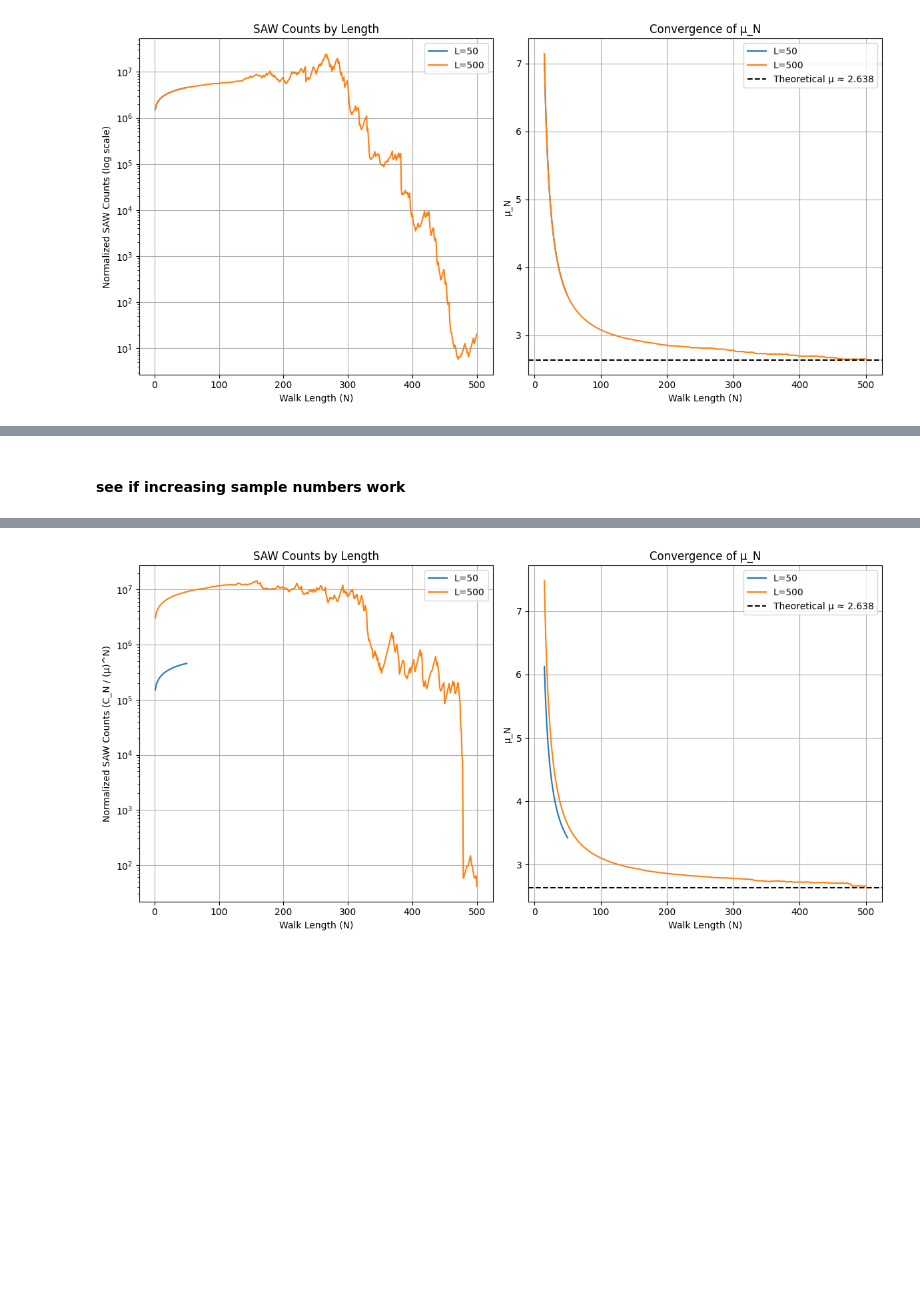
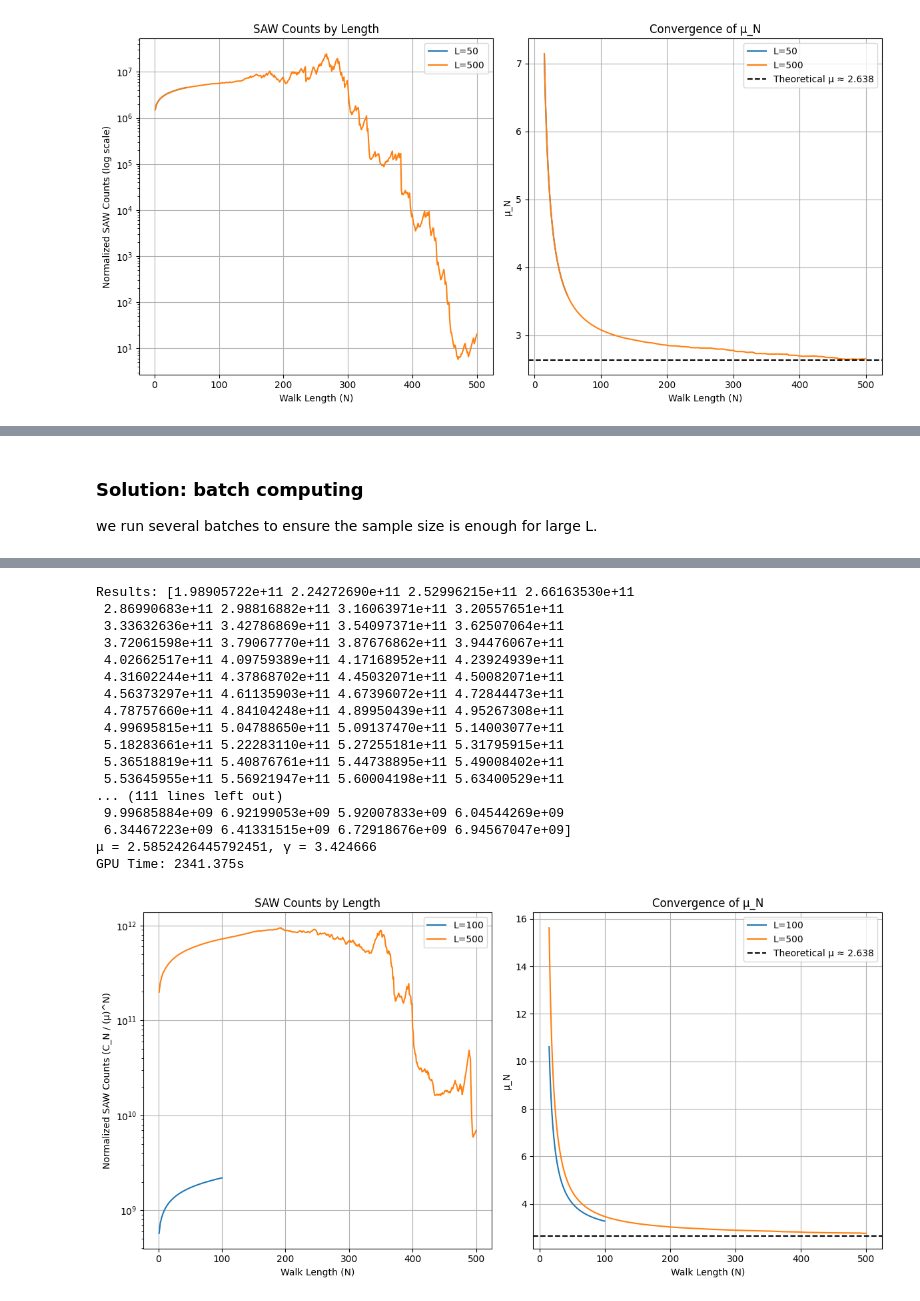
Before and after one commit to vincent-wat04/SAW_connective_constant_estimation, a Jupyter notebook: rosenbluth_to_PERM/Rosenbluth_to_perm_GPU.ipynb, the cells around one changed output, grey strips where cells are left out. Cells and saved outputs as stored; diff of their text form; code cells hidden in the pictures; blank space fills up the shorter version.

```diff
--- a/rosenbluth_to_PERM/Rosenbluth_to_perm_GPU.ipynb
+++ b/rosenbluth_to_PERM/Rosenbluth_to_perm_GPU.ipynb
@@ -1071,12 +1100,14 @@ GPU Time: 2.347s
 When L is large, the chance of successfully sampling a SAW is very low, so it's necessary to increase the n_sample. That's why the graph of Normalised SAW counts suddenly drops when L is around 250 and increasing oscillation is observed.
-# %% [markdown]
-#### see if increasing sample numbers work
+# %% [markdown]
+### Solution: batch computing
+we run several batches to ensure the sample size is enough for large L.
 # %%
 import numpy as np
 from numba import cuda, int32, float64
 from scipy.optimize import curve_fit
 import matplotlib.pyplot as plt
 import time
+from tqdm import tqdm
 
 # ================== Configuration Parameters ==================
 USE_LOCAL_MEM = True
@@ -1165,30 +1196,38 @@ def perm_gpu_kernel(max_length, max_walks, results, random_states, global_walks)
 
 # ================== Main Control Class ==================
 class AdaptivePERM:
-    def __init__(self, max_length=50, num_walks=10000):
-        """Initialize PERM simulator."""
+    def __init__(self, max_length=50, batch_size=100000):
+        """Initialize PERM simulator with batch processing."""
         self.max_length = max_length
-        self.num_walks = num_walks
+        self.batch_size = batch_size
+        # num_batches dynamically changes with max_length to ensure sufficient sampling
+        self.num_batches = max_length
         self.results = np.zeros(max_length + 1, dtype=np.float64)
-        self.global_walks = cuda.device_array((num_walks, max_length, 2), dtype=np.int32)
 
     def run(self):
-        """Run GPU simulation."""
+        """Run GPU simulation in batches."""
         threads = 256
-        blocks = (self.num_walks + threads - 1) // threads
-        random_states = np.random.randint(1, 2**31, size=self.num_walks, dtype=np.uint32)
-        d_results = cuda.to_device(self.results)
-        d_random_states = cuda.to_device(random_states)
+        blocks = (self.batch_size + threads - 1) // threads
 
-        perm_gpu_kernel[blocks, threads](
-            self.max_length,
-            self.num_walks,
-            d_results,
-            d_random_states,
-            self.global_walks
-        )
+        for batch in tqdm(range(self.num_batches), desc=f"Processing L={self.max_length}"):
+            global_walks = cuda.device_array((self.batch_size, self.max_length, 2), dtype=np.int32)
+            random_states = np.random.randint(1, 2**31, size=self.batch_size, dtype=np.uint32)
+            d_random_states = cuda.to_device(random_states)
+            d_results = cuda.device_array(self.max_length + 1, dtype=np.float64)
 
-        self.results = d_results.copy_to_host()
+            perm_gpu_kernel[blocks, threads](
+                self.max_length,
+                self.batch_size,
+                d_results,
+                d_random_states,
+                global_walks
+            )
+
+            batch_results = d_results.copy_to_host()
+            self.results += batch_results
+
+            del global_walks, d_random_states, d_results
+
         print(f"Results: {self.results[1:self.max_length + 1]}")
         return self.results[1:self.max_length + 1]
 
@@ -1221,8 +1260,8 @@ class AdaptivePERM:
 # ================== Test Cases ==================
 if __name__ == "__main__":
     test_cases = [
-        {"max_length": 50, "num_walks": 100000, "label": "L=50"},
-        {"max_length": 500, "num_walks": 2000000, "label": "L=500"},
+        {"max_length": 100, "batch_size": 1000000, "label": "L=100"},
+        {"max_length": 500, "batch_size": 2000000, "label": "L=500"}
     ]
 
     results_all = []
@@ -1230,12 +1269,12 @@ if __name__ == "__main__":
 
     for case in test_cases:
         print(f"\n=== Test Case: {case['label']} ===")
-        sim = AdaptivePERM(max_length=case["max_length"], num_walks=case["num_walks"])
+        sim = AdaptivePERM(max_length=case["max_length"], batch_size=case["batch_size"])
         start = time.time()
         results = sim.run()
         mu, gamma, mu_N = sim.estimate_constants(fit_start=min(15, case["max_length"] // 2))
         gpu_time = time.time() - start
-        print(f"μ = {mu:.6f}, γ = {gamma:.6f}")
+        print(f"μ = {mu:.16f}, γ = {gamma:.6f}")
         print(f"GPU Time: {gpu_time:.3f}s")
         results_all.append((results, case["label"]))
         mu_N_all.append((mu_N, case["label"], case["max_length"]))
@@ -1257,8 +1296,9 @@ if __name__ == "__main__":
     # Plot mu_N
     plt.subplot(1, 2, 2)
     for mu_N, label, max_length in mu_N_all:
-        plt.plot(np.arange(min(15, max_length // 2), max_length + 1), mu_N, label=label)
-    plt.axhline(y=2.638, color="k", linestyle="--", label="Theoretical μ ≈ 2.638")
+        fit_start = min(15, max_length // 2)
+        plt.plot(np.arange(fit_start, max_length + 1), mu_N, label=label)
+    plt.axhline(y=MU_ESTIMATE, color="k", linestyle="--", label=f"Theoretical μ ≈ {MU_ESTIMATE}")
     plt.xlabel("Walk Length (N)")
     plt.ylabel("μ_N")
     plt.title("Convergence of μ_N")
@@ -1288 +1329,18 @@ GPU Time: 4.426s
+Results: [1.98905722e+11 2.24272690e+11 2.52996215e+11 2.66163530e+11
+ 2.86990683e+11 2.98816882e+11 3.16063971e+11 3.20557651e+11
+ 3.33632636e+11 3.42786869e+11 3.54097371e+11 3.62507064e+11
+ 3.72061598e+11 3.79067770e+11 3.87676862e+11 3.94476067e+11
+ 4.02662517e+11 4.09759389e+11 4.17168952e+11 4.23924939e+11
+ 4.31602244e+11 4.37868702e+11 4.45032071e+11 4.50082071e+11
+ 4.56373297e+11 4.61135903e+11 4.67396072e+11 4.72844473e+11
+ 4.78757660e+11 4.84104248e+11 4.89950439e+11 4.95267308e+11
+ 4.99695815e+11 5.04788650e+11 5.09137470e+11 5.14003077e+11
+ 5.18283661e+11 5.22283110e+11 5.27255181e+11 5.31795915e+11
+ 5.36518819e+11 5.40876761e+11 5.44738895e+11 5.49008402e+11
+ 5.53645955e+11 5.56921947e+11 5.60004198e+11 5.63400529e+11
+... (111 lines left out)
+ 9.99685884e+09 6.92199053e+09 5.92007833e+09 6.04544269e+09
+ 6.34467223e+09 6.41331515e+09 6.72918676e+09 6.94567047e+09]
+μ = 2.5852426445792451, γ = 3.424666
+GPU Time: 2341.375s
-[figure, old version]
+[figure, new version]
```
Also changed, not shown: parts of 22 cells of this notebook, 23 other files.
